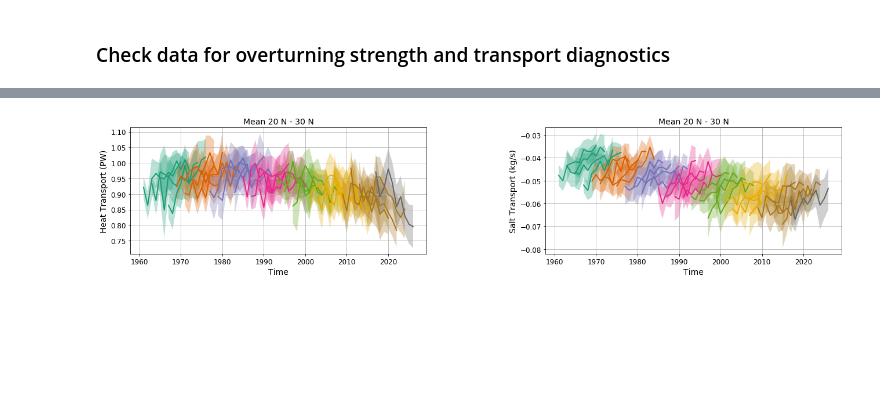
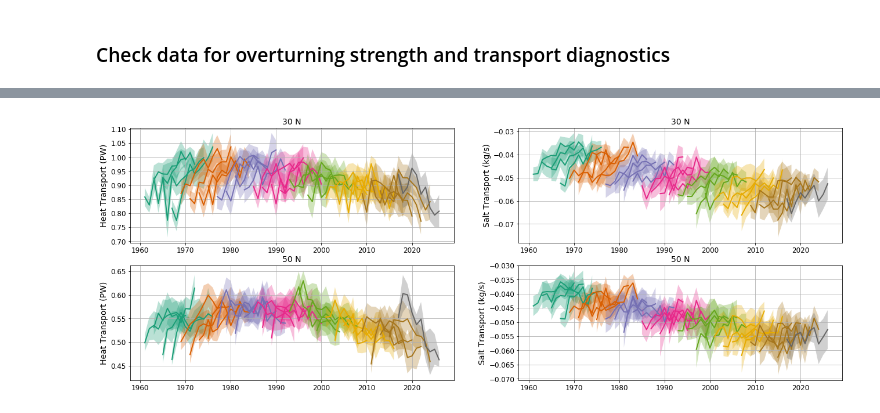
Before and after one commit to hmkhatri/AMOC_Variability_DePreSys_MET, a Jupyter notebook: Notebooks/03_Simulations_Together.ipynb, the cells around one changed output, grey strips where cells are left out. Drawn from its saved outputs; the diff is of its cells as text; code cells hidden in the pictures; blank space fills up the shorter version.

```diff
--- a/Notebooks/03_Simulations_Together.ipynb
+++ b/Notebooks/03_Simulations_Together.ipynb
@@ -66,21 +69,26 @@ lat = ['30 N', '40 N', '50 N']
 # %%
-grid = plt.GridSpec(1, 1, wspace=0.4, hspace=0.4)
-fig = plt.figure(figsize=[22,4])
+N = 10 # Ensembles
+ci = 2.262 # coefficiet for N = 10 (mu = N -1) and 95% confidence interval -> Data Analysis Methods book
+std_err = (ci/np.sqrt(np.ceil(N)))
+
+grid = plt.GridSpec(2, 1, wspace=0.4, hspace=0.4)
+fig = plt.figure(figsize=[22,8])
 
 col = plt.cm.Dark2(np.linspace(0.,0.9, len(ds.start_year)))
 
-for i in range(0,1):
+for i in range(0,2):
 
-    ax = fig.add_subplot(grid[0, i])
+    ax = fig.add_subplot(grid[i, 0])
 
     for j in range(0,len(ds.start_year)):
 
         tmp = (psi_max.isel(y=i, start_year=j, time_counter=slice(2,122))).max(dim='depthw').groupby('time_centered.year').mean('time_counter')
         ax.plot(tmp.year, tmp.mean('r'), lw = 2., color=col[j])
-        ax.fill_between(tmp.year, tmp.mean('r') - tmp.std('r'), tmp.mean('r') + tmp.std('r'), facecolor=col[j], alpha=0.7)
+        ax.fill_between(tmp.year, tmp.mean('r') - std_err*tmp.std('r'), tmp.mean('r') + std_err*tmp.std('r'),
+                        facecolor=col[j], alpha=0.3)
 
-    ax.set_ylabel(r'Max Overturning (Sv)', fontsize=14)
-    ax.set_xlabel('Time', fontsize=14)
+    ax.set_ylabel(r'Overturning Strength (Sv)', fontsize=14)
+    #ax.set_xlabel('Time', fontsize=14)
     plt.title(lat[i], fontsize=14)
     ax.grid()
     plt.yticks(fontsize = 12)
@@ -116,42 +100,52 @@ for i in range(2,3):
 # %%
 HT = ds['hfbasin_atlantic'].mean(['x'])
 HT = HT.assign_coords(y=ds.nav_lat.isel(x=0))
-HT = HT.sel(y=slice(20., 30.)).mean('y')
+HT = HT.sel(y=[30., 50.], method="nearest")
 
 ST = ds['sltbasin_atlantic'].mean(['x'])
 ST = ST.assign_coords(y=ds.nav_lat.isel(x=0))
-ST = ST.sel(y=slice(20., 30.)).mean('y')
+ST = ST.sel(y=[30., 50.], method="nearest")
 
-grid = plt.GridSpec(1, 2, wspace=0.2, hspace=0.2)
-fig = plt.figure(figsize=[22,4])
+N = 10 # Ensembles
+ci = 2.262 # coefficiet for N = 10 (mu = N -1) and 95% confidence interval -> Data Analysis Methods book
+std_err = (ci/np.sqrt(np.ceil(N)))
 
-ax = fig.add_subplot(grid[0, 0])
+col = plt.cm.Dark2(np.linspace(0.,0.9, len(ds.start_year)))
 
-for j in range(0,len(ds.start_year)):
+grid = plt.GridSpec(2, 2, wspace=0.2, hspace=0.2)
+fig = plt.figure(figsize=[22,8])
 
-    tmp = (HT.isel(start_year=j, time_counter=slice(2,122))).groupby('time_centered.year').mean('time_counter')
-    ax.plot(tmp.year, tmp.mean('r'), lw = 2., color=col[j])
-    ax.fill_between(tmp.year, tmp.mean('r') - tmp.std('r'), tmp.mean('r') + tmp.std('r'), facecolor=col[j], alpha=0.3)
+for i in range(0,2):
+    ax = fig.add_subplot(grid[i, 0])
 
-ax.set_ylabel(r'Heat Transport (PW)', fontsize=14)
-ax.set_xlabel('Time', fontsize=14)
-plt.title('Mean 20 N - 30 N', fontsize=14)
-ax.grid()
-plt.yticks(fontsize = 12)
-plt.xticks(fontsize = 12)
+    for j in range(0,len(ds.start_year)):
 
-ax = fig.add_subplot(grid[0, 1])
+        tmp = (HT.isel(y=i, start_year=j, time_counter=slice(2,122))).groupby('time_centered.year').mean('time_counter')
+        ax.plot(tmp.year, tmp.mean('r'), lw = 2., color=col[j])
+        ax.fill_between(tmp.year, tmp.mean('r') - std_err*tmp.std('r'), tmp.mean('r') + std_err*tmp.std('r'),
+                        facecolor=col[j], alpha=0.3)
 
-for j in range(0,len(ds.start_year)):
+    ax.set_ylabel(r'Heat Transport (PW)', fontsize=14)
+    #ax.set_xlabel('Time', fontsize=14)
+    plt.title(lat[i], fontsize=14)
+    ax.grid()
+    plt.yticks(fontsize = 12)
+    plt.xticks(fontsize = 12)
 
-    tmp = (ST.isel(start_year=j, time_counter=slice(2,122))).groupby('time_centered.year').mean('time_counter')
-    ax.plot(tmp.year, tmp.mean('r'), lw = 2., color=col[j])
-    ax.fill_between(tmp.year, tmp.mean('r') - tmp.std('r'), tmp.mean('r') + tmp.std('r'), facecolor=col[j], alpha=0.3)
+for i in range(0,2):
+    ax = fig.add_subplot(grid[i, 1])
 
-ax.set_ylabel(r'Salt Transport (kg/s)', fontsize=14)
-ax.set_xlabel('Time', fontsize=14)
-plt.title('Mean 20 N - 30 N', fontsize=14)
-ax.grid()
-plt.yticks(fontsize = 12)
-plt.xticks(fontsize = 12)
+    for j in range(0,len(ds.start_year)):
+
+        tmp = (ST.isel(y=i, start_year=j, time_counter=slice(2,122))).groupby('time_centered.year').mean('time_counter')
+        ax.plot(tmp.year, tmp.mean('r'), lw = 2., color=col[j])
+        ax.fill_between(tmp.year, tmp.mean('r') - std_err*tmp.std('r'), tmp.mean('r') + std_err*tmp.std('r'),
+                        facecolor=col[j], alpha=0.3)
+
+    ax.set_ylabel(r'Salt Transport (kg/s)', fontsize=14)
+    #ax.set_xlabel('Time', fontsize=14)
+    plt.title(lat[i], fontsize=14)
+    ax.grid()
+    plt.yticks(fontsize = 12)
+    plt.xticks(fontsize = 12)
 # %% [output]
@@ -160,4 +152,4 @@ plt.xticks(fontsize = 12)
-[figure, old version]
+[figure, new version]
 # %%
 ds['hfbasin_atlantic']
 # %% [output]
```
Also changed, not shown: parts of 15 cells of this notebook, 1 other file.
